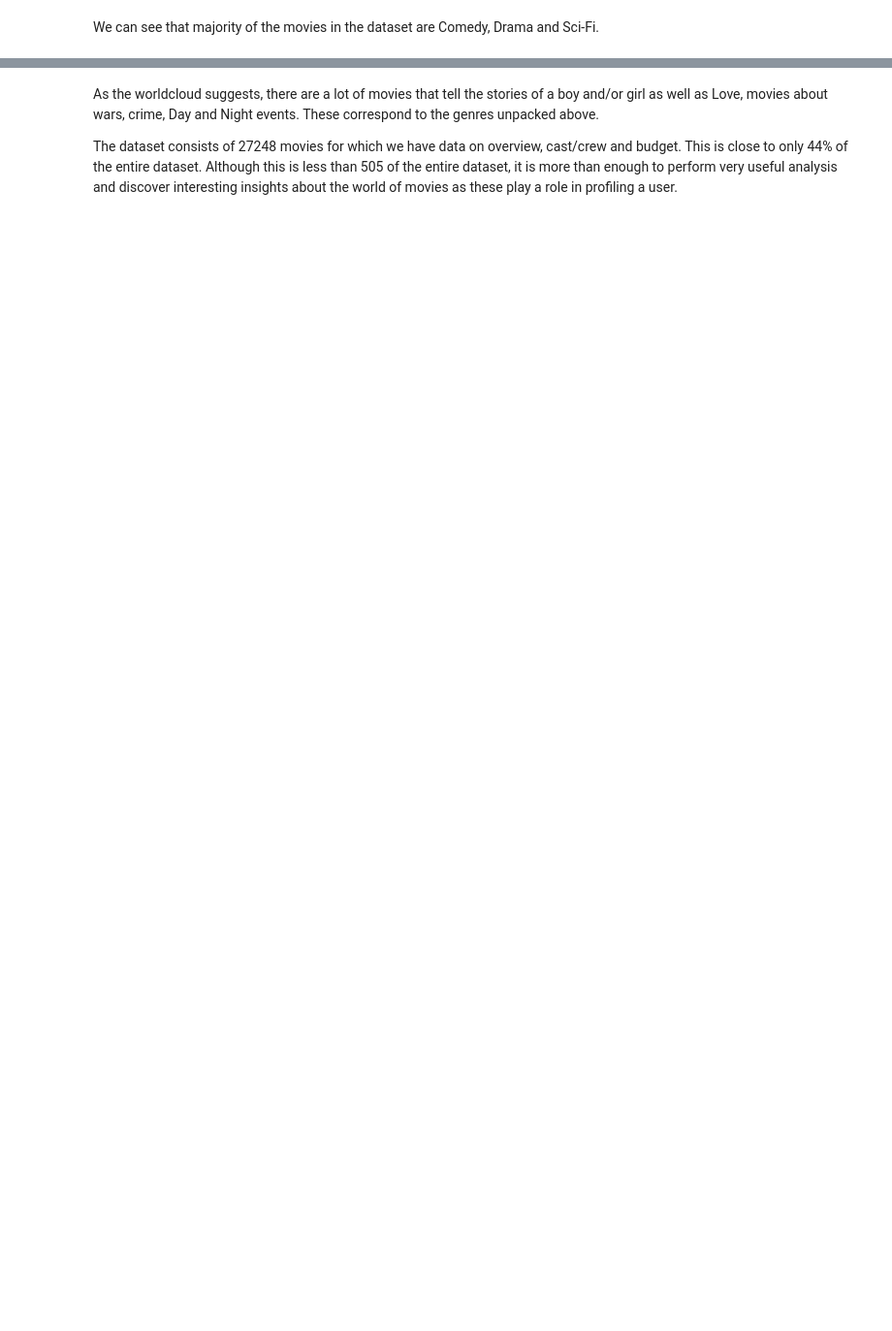
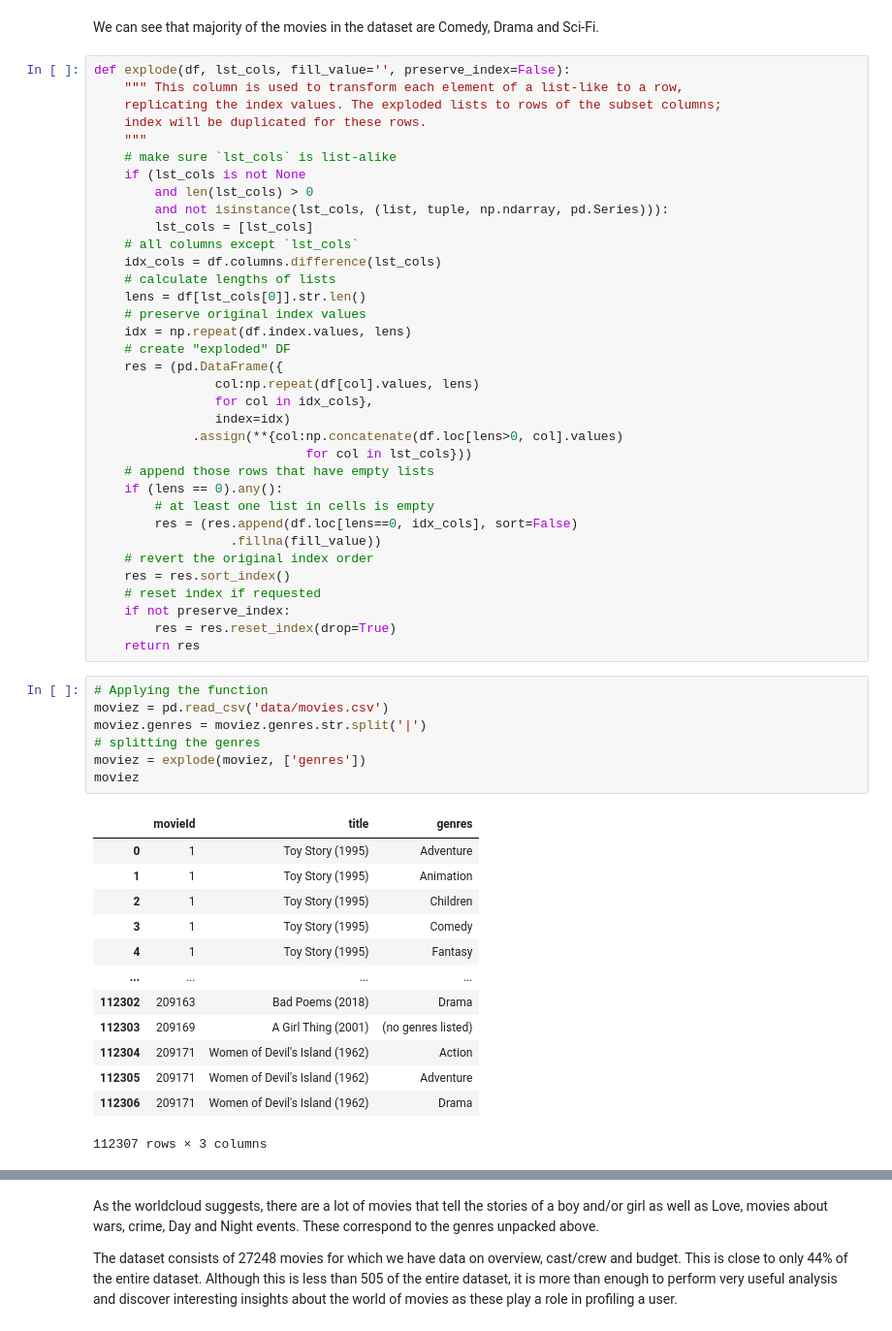
Before and after one commit to Ms-Noxolo/Team_EN3_Jozi, a Jupyter notebook: Predict_Notebook.ipynb, the cells around one changed output, grey strips where cells are left out. Shown at 97% size. Saved outputs shown, nothing was run; the diff lists cells and outputs as text; blank space fills up the shorter version.

```diff
--- a/Predict_Notebook.ipynb
+++ b/Predict_Notebook.ipynb
@@ -516,2 +508,58 @@ plt.show()
 # %% [markdown]
 We can see that majority of the movies in the dataset are Comedy, Drama and Sci-Fi.
+# %%
+def explode(df, lst_cols, fill_value='', preserve_index=False):
+    """ This column is used to transform each element of a list-like to a row,
+    replicating the index values. The exploded lists to rows of the subset columns;
+    index will be duplicated for these rows.
+    """
+    # make sure `lst_cols` is list-alike
+    if (lst_cols is not None
+        and len(lst_cols) > 0
+        and not isinstance(lst_cols, (list, tuple, np.ndarray, pd.Series))):
+        lst_cols = [lst_cols]
+    # all columns except `lst_cols`
+    idx_cols = df.columns.difference(lst_cols)
+    # calculate lengths of lists
+    lens = df[lst_cols[0]].str.len()
+    # preserve original index values
+    idx = np.repeat(df.index.values, lens)
+    # create "exploded" DF
+    res = (pd.DataFrame({
+                col:np.repeat(df[col].values, lens)
+                for col in idx_cols},
+                index=idx)
+             .assign(**{col:np.concatenate(df.loc[lens>0, col].values)
+                            for col in lst_cols}))
+    # append those rows that have empty lists
+    if (lens == 0).any():
+        # at least one list in cells is empty
+        res = (res.append(df.loc[lens==0, idx_cols], sort=False)
+                  .fillna(fill_value))
+    # revert the original index order
+    res = res.sort_index()
+    # reset index if requested
+    if not preserve_index:
+        res = res.reset_index(drop=True)
+    return res
+# %%
+# Applying the function
+moviez = pd.read_csv('data/movies.csv')
+moviez.genres = moviez.genres.str.split('|')
+# splitting the genres
+moviez = explode(moviez, ['genres'])
+moviez
+# %% [output]
+|  | movieId | title | genres |
+| 0 | 1 | Toy Story (1995) | Adventure |
+| 1 | 1 | Toy Story (1995) | Animation |
+| 2 | 1 | Toy Story (1995) | Children |
+| 3 | 1 | Toy Story (1995) | Comedy |
+| 4 | 1 | Toy Story (1995) | Fantasy |
+| ... | ... | ... | ... |
+| 112302 | 209163 | Bad Poems (2018) | Drama |
+| 112303 | 209169 | A Girl Thing (2001) | (no genres listed) |
+| 112304 | 209171 | Women of Devil's Island (1962) | Action |
+| 112305 | 209171 | Women of Devil's Island (1962) | Adventure |
+| 112306 | 209171 | Women of Devil's Island (1962) | Drama |
+112307 rows × 3 columns
```
Also changed, not shown: parts of 41 cells of this notebook.
